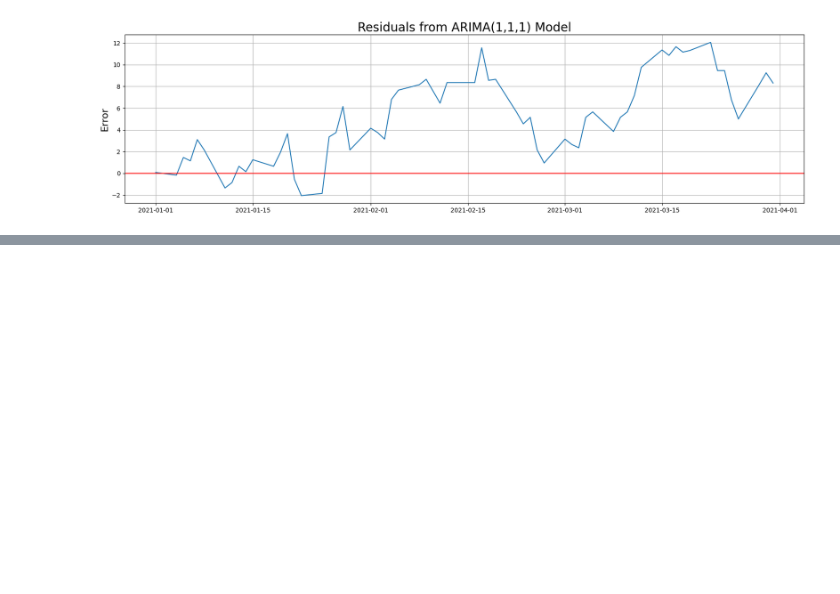
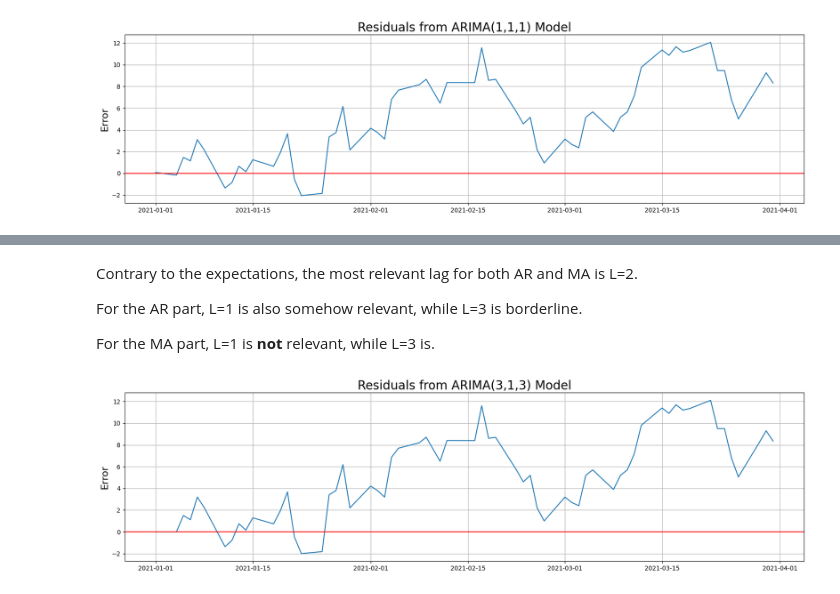
Before and after one commit to Ilvecho/Value-Investor, a Jupyter notebook: Project_5.ipynb, the cells around one changed output, grey strips where cells are left out. Cells and saved outputs as stored; diff of their text form; code cells hidden in the pictures; blank space fills up the shorter version.

```diff
--- a/Project_5.ipynb
+++ b/Project_5.ipynb
@@ -283,0 +319,5 @@ plt.show()
+# %%
+model = ARIMA(train_data, order=(3,1,3))
+model_fit = model.fit()
+
+print(model_fit.summary())
@@ -283,0 +342,19 @@ plt.show()
+# %% [markdown]
+Contrary to the expectations, the most relevant lag for both AR and MA is L=2.
+
+For the AR part, L=1 is also somehow relevant, while L=3 is borderline.
+
+For the MA part, L=1 is **not** relevant, while L=3 is.
+# %%
+predictions = model_fit.predict(start=pred_start_date, end=pred_end_date)
+residuals = test_data - predictions
+# %%
+plt.figure(figsize=(20,5))
+plt.plot(residuals)
+plt.title('Residuals from ARIMA(3,1,3) Model', fontsize=20)
+plt.ylabel('Error', fontsize=16)
+plt.axhline(0, color='r')
+plt.grid('on')
+plt.show()
+# %% [output]
+[figure, added]
```
Also changed, not shown: parts of 23 cells of this notebook.
